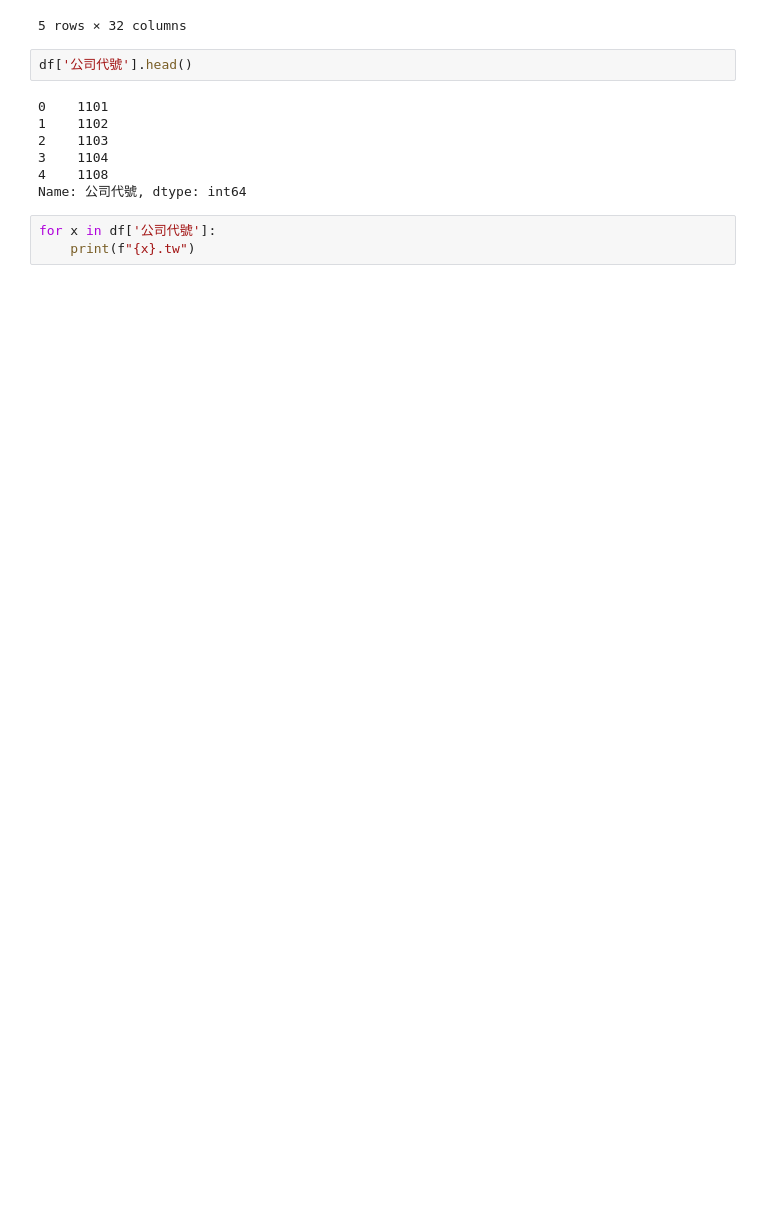
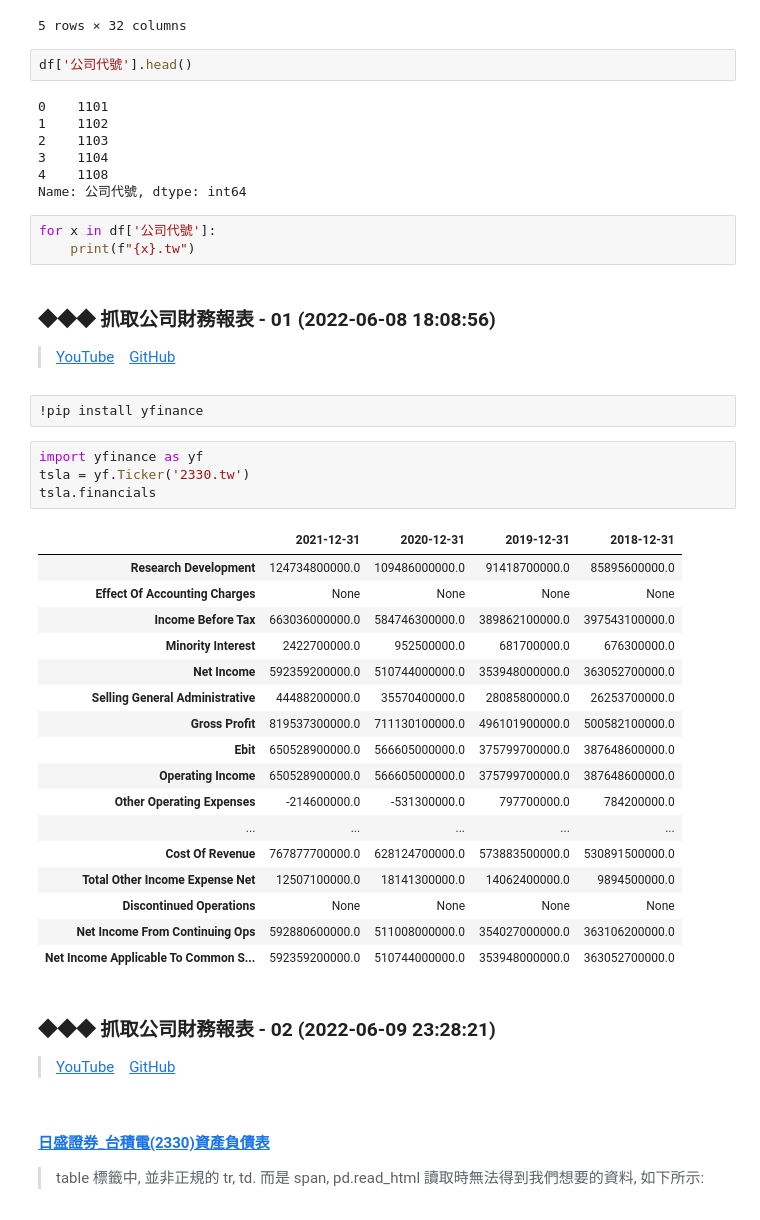
Before and after one commit to kankot2020/-_-_Notebooks, a Jupyter notebook: 22_1017_唯客學院.ipynb, the cells around one changed output. Drawn from its saved outputs; the diff is of its cells as text; blank space fills up the shorter version.

Commit message:
22.1017 抓取公司財務報表 - 01, 02

```diff
--- a/22_1017_唯客學院.ipynb
+++ b/22_1017_唯客學院.ipynb
@@ -66,3 +66,40 @@ Name: 公司代號, dtype: int64
 # %%
 for x in df['公司代號']:
     print(f"{x}.tw")
+# %% [markdown]
+### ◆◆◆ 抓取公司財務報表 - 01 (2022-06-08 18:08:56)
+>[YouTube](https://www.youtube.com/watch?v=EFX6E921_vg&list=PLj4JWjo5dOC4e-rK0YtxhLWkl0P2irryq&index=3)
+&nbsp;&nbsp;
+[GitHub](https://github.com/ranaroussi/yfinance)
+# %%
+!pip install yfinance
+# %%
+import yfinance as yf
+tsla = yf.Ticker('2330.tw')
+tsla.financials
+# %% [output]
+|  | 2021-12-31 | 2020-12-31 | 2019-12-31 | 2018-12-31 |
+| Research Development | 124734800000.0 | 109486000000.0 | 91418700000.0 | 85895600000.0 |
+| Effect Of Accounting Charges | None | None | None | None |
+| Income Before Tax | 663036000000.0 | 584746300000.0 | 389862100000.0 | 397543100000.0 |
+| Minority Interest | 2422700000.0 | 952500000.0 | 681700000.0 | 676300000.0 |
+| Net Income | 592359200000.0 | 510744000000.0 | 353948000000.0 | 363052700000.0 |
+| Selling General Administrative | 44488200000.0 | 35570400000.0 | 28085800000.0 | 26253700000.0 |
+| Gross Profit | 819537300000.0 | 711130100000.0 | 496101900000.0 | 500582100000.0 |
+| Ebit | 650528900000.0 | 566605000000.0 | 375799700000.0 | 387648600000.0 |
+| Operating Income | 650528900000.0 | 566605000000.0 | 375799700000.0 | 387648600000.0 |
+| Other Operating Expenses | -214600000.0 | -531300000.0 | 797700000.0 | 784200000.0 |
+| ... | ... | ... | ... | ... |
+| Cost Of Revenue | 767877700000.0 | 628124700000.0 | 573883500000.0 | 530891500000.0 |
+| Total Other Income Expense Net | 12507100000.0 | 18141300000.0 | 14062400000.0 | 9894500000.0 |
+| Discontinued Operations | None | None | None | None |
+| Net Income From Continuing Ops | 592880600000.0 | 511008000000.0 | 354027000000.0 | 363106200000.0 |
+| Net Income Applicable To Common S... | 592359200000.0 | 510744000000.0 | 353948000000.0 | 363052700000.0 |
+# %% [markdown]
+### ◆◆◆ 抓取公司財務報表 - 02 (2022-06-09 23:28:21)
+>[YouTube](https://www.youtube.com/watch?v=EsCKqpEkOfc&list=PLj4JWjo5dOC4e-rK0YtxhLWkl0P2irryq&index=4)
+&nbsp;&nbsp;
+[GitHub](https://github.com/ranaroussi/yfinance)
+# %% [markdown]
+#### [日盛證券_台積電(2330)資產負債表](http://jsjustweb.jihsun.com.tw/z/zc/zcp/zcpa/zcpa0.djhtm?b=Y&a=2330)
+>table 標籤中, 並非正規的 tr, td. 而是 span, pd.read_html 讀取時無法得到我們想要的資料, 如下所示:
```
Also changed, not shown: parts of 13 cells of this notebook.
